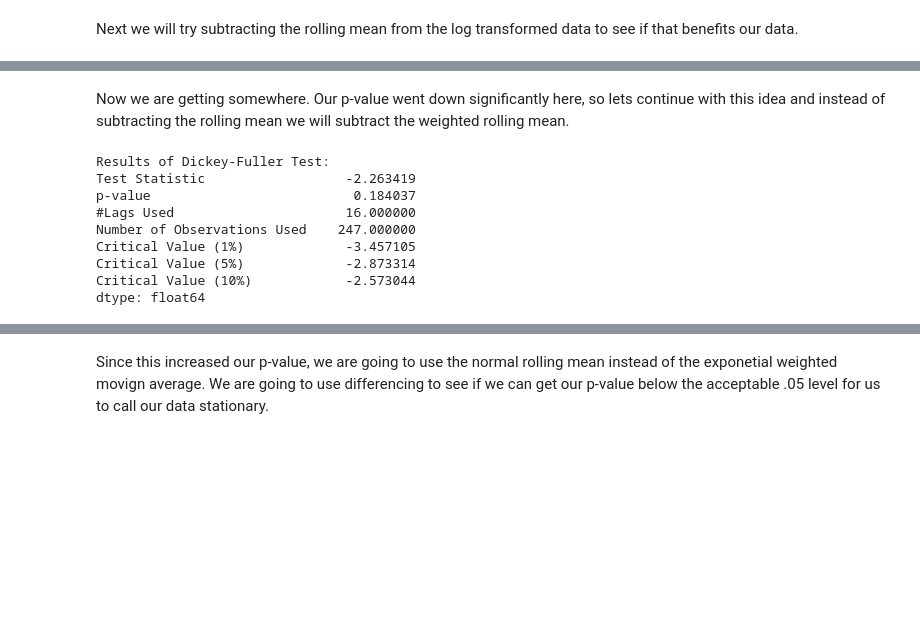
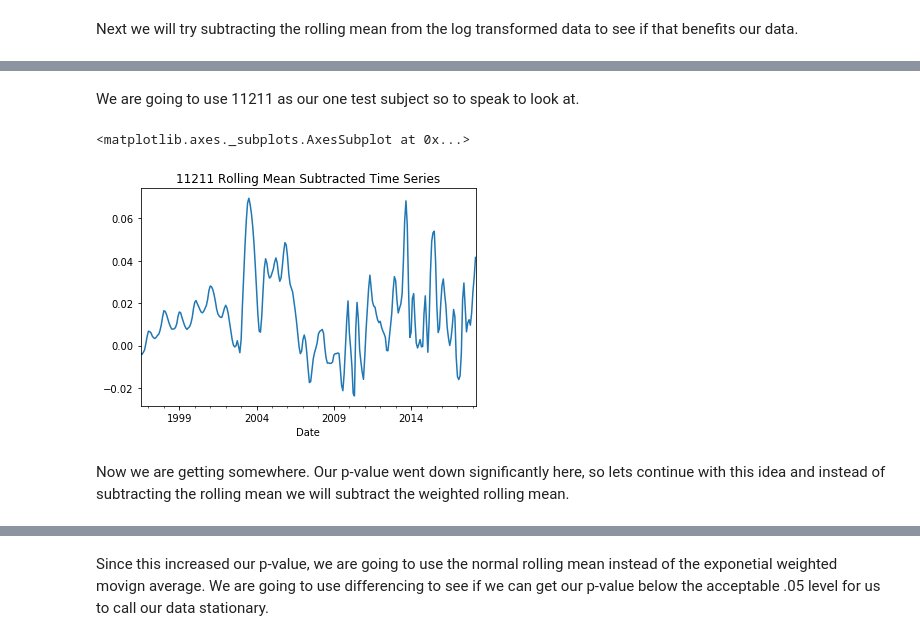
Before and after one commit to gabertooth/dsc-mod-4-project-online-ds-pt-021119, a Jupyter notebook: mod_4_starter_notebook.ipynb, the cells around one changed output, grey strips where cells are left out. Cells and saved outputs as stored; diff of their text form; code cells hidden in the pictures; blank space fills up the shorter version.

```diff
--- a/mod_4_starter_notebook.ipynb
+++ b/mod_4_starter_notebook.ipynb
@@ -387,3 +323,10 @@ roll_mean_sub[11211].plot()
+# %% [markdown]
+We are going to use 11211 as our one test subject so to speak to look at.
+# %%
+roll_mean_sub[11211].plot(title='11211 Rolling Mean Subtracted Time Series') #plotting just the subtracted rolling mean data for 11211
+# %% [output]
+<matplotlib.axes._subplots.AxesSubplot at 0x...>
+[figure, added]
 # %% [markdown]
 Now we are getting somewhere. Our p-value went down significantly here, so lets continue with this idea and instead of subtracting the rolling mean we will subtract the weighted rolling mean.
 # %%
@@ -391,13 +334 @@ exp_rollmean= log_top_zips_series.ewm(halflife= 2).mean()
 zips_minus_exp_weighted = log_top_zips_series - exp_rollmean
-# %%
-stationarity_check_test(zips_minus_exp_weighted, 11211)
-# %% [output]
-Results of Dickey-Fuller Test:
-Test Statistic                  -2.263419
-p-value                          0.184037
-#Lags Used                      16.000000
-Number of Observations Used    247.000000
-Critical Value (1%)             -3.457105
-Critical Value (5%)             -2.873314
-Critical Value (10%)            -2.573044
-dtype: float64
```
Also changed, not shown: parts of 81 cells of this notebook.
